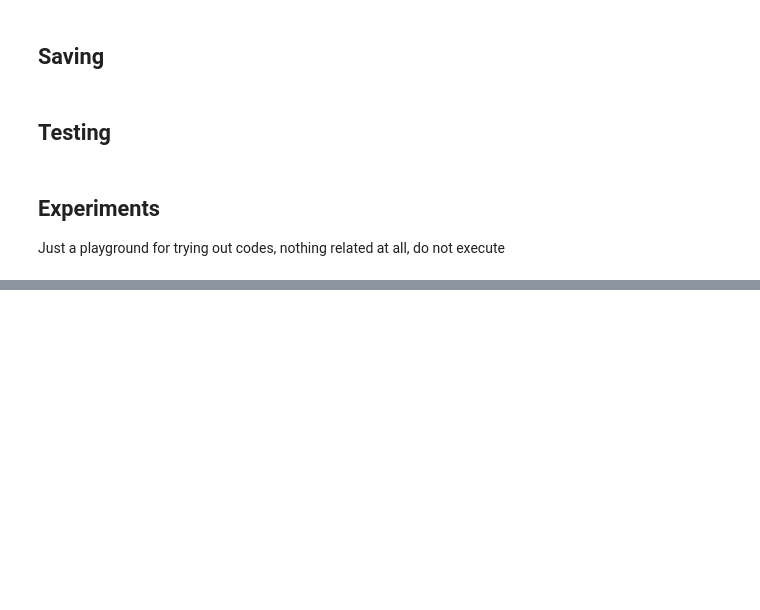
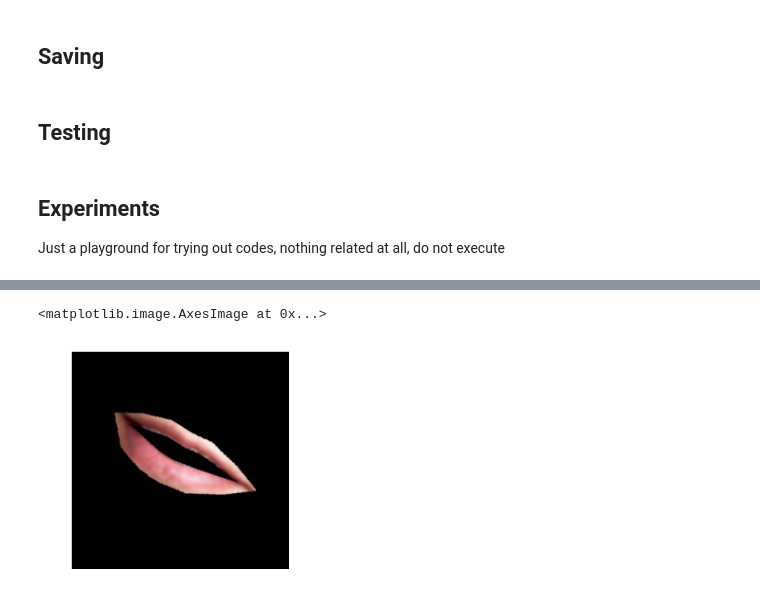
Before and after one commit to comtalyst/generative-facial-cosmetics, a Jupyter notebook: model_engineering/main.ipynb, the cells around one changed output, grey strips where cells are left out. Drawn from its saved outputs; the diff is of its cells as text; code cells hidden in the pictures; blank space fills up the shorter version.

Commit message:
Add random rotation preprocessing

```diff
--- a/model_engineering/main.ipynb
+++ b/model_engineering/main.ipynb
@@ -146,0 +150,5 @@ plt.imshow(image)
+# %%
+plt.imshow(tf.keras.preprocessing.image.random_rotation(image.numpy(), 40, row_axis=0, col_axis=1, channel_axis=2))
+# %% [output]
+<matplotlib.image.AxesImage at 0x...>
+[figure, added]
```
Also changed, not shown: parts of 1 cell of this notebook, 1 other file.
